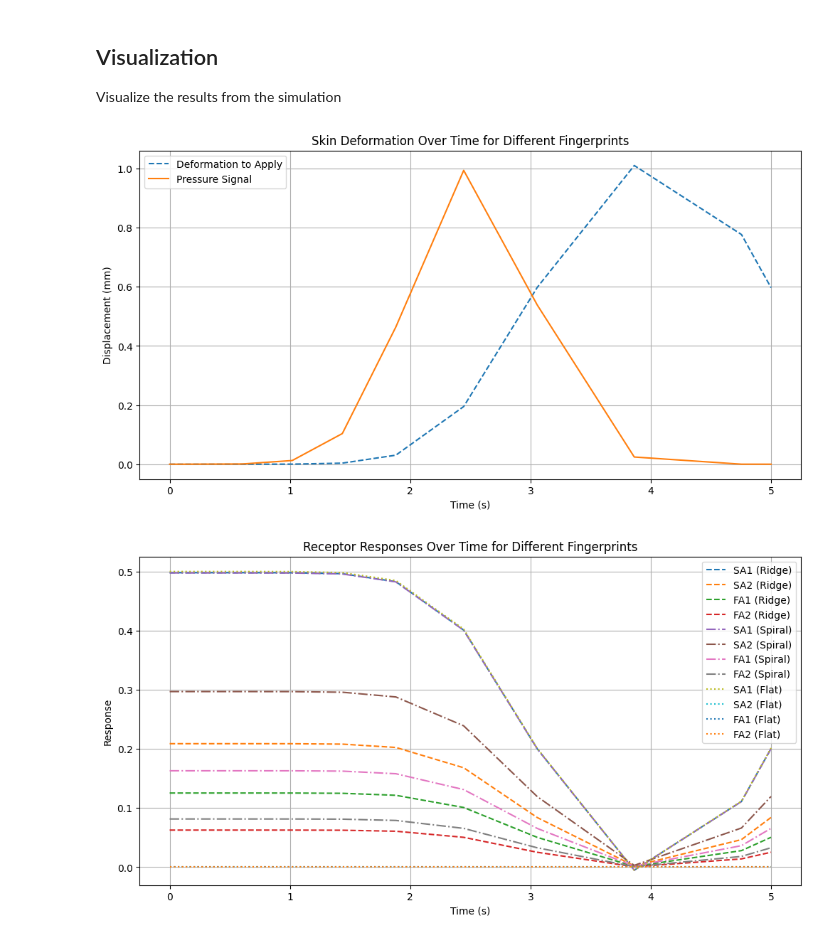
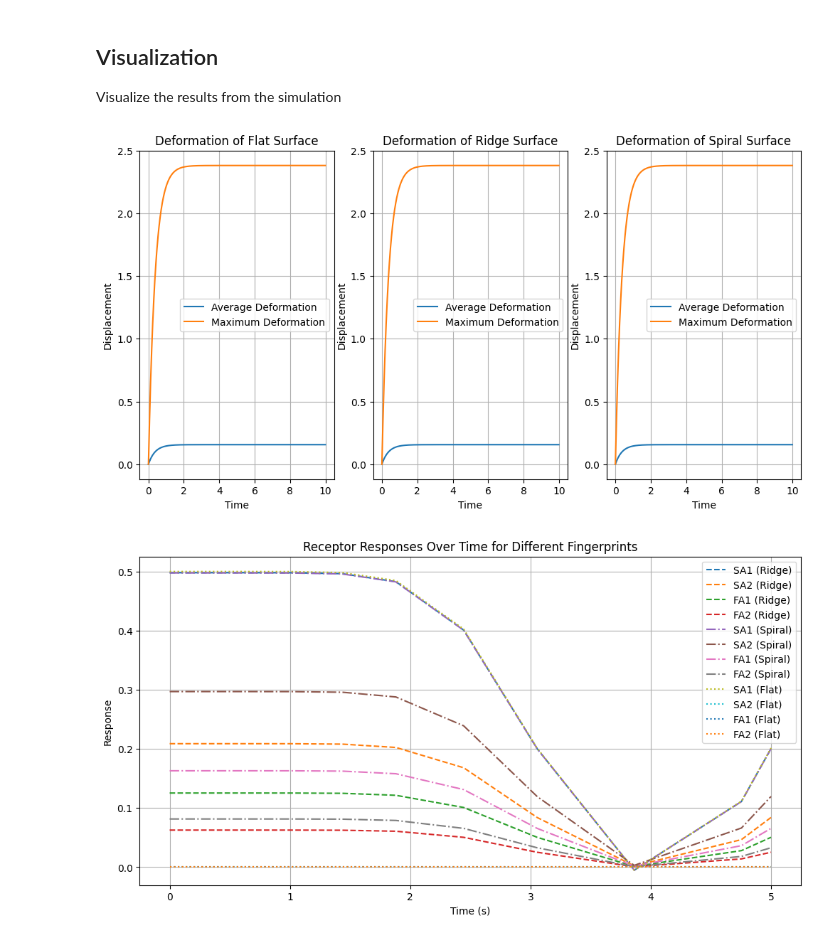
Before and after one commit to CydiaBoss/skin-ridge-model, a Jupyter notebook: sim.ipynb, the cells around one changed output. Cells and saved outputs as stored; diff of their text form; code cells hidden in the pictures.

```diff
--- a/sim.ipynb
+++ b/sim.ipynb
@@ -175,0 +222,8 @@ fa2_out_flat = fa2_response(flat_mesh, deformation_mesh)
+# %%
+# Generate Pressure Signal
+pressure_map = create_pressure_map(shape=(nx, ny), pattern_type="circular")
+# %%
+# Solve for skin deformation using IVP for each fingerprint model
+flat_sol = compute_deformation(flat_mesh, pressure_map, time)
+ridge_sol = compute_deformation(ridge_mesh, pressure_map, time)
+spiral_sol = compute_deformation(spiral_mesh, pressure_map, time)
@@ -176,19 +246,50 @@ fa2_out_flat = fa2_response(flat_mesh, deformation_mesh)
 # %% [markdown]
 ## Visualization
 Visualize the results from the simulation
-# %%
-# Plot the deformation over time for all three models
-plt.figure(figsize=(12, 6))
-plt.plot(solver_time, deformation_mesh, '--', label="Deformation to Apply")
-plt.plot(solver_time, pressure_signal(solver_time), label="Pressure Signal")
-plt.title("Skin Deformation Over Time for Different Fingerprints")
-plt.xlabel("Time (s)")
-plt.ylabel("Displacement (mm)")
-plt.grid(True)
-plt.legend()
-plt.show()
-# %% [output]
-[figure, removed]
+# %%
+# Plot the deformation over time for all three models
+fig = plt.figure(figsize=(12, 6))
+ax1 = fig.add_subplot(131)
+ax2 = fig.add_subplot(132)
+ax3 = fig.add_subplot(133)
+
+# Calculate all maxes and avgs
+flat_avg = [flat_sol["eps"][:, :, i].mean() for i in range(len(time))]
+flat_max = [flat_sol["eps"][:, :, i].max() for i in range(len(time))]
+
+ridge_avg = [ridge_sol["eps"][:, :, i].mean() for i in range(len(time))]
+ridge_max = [ridge_sol["eps"][:, :, i].max() for i in range(len(time))]
+
+spiral_avg = [spiral_sol["eps"][:, :, i].mean() for i in range(len(time))]
+spiral_max = [spiral_sol["eps"][:, :, i].max() for i in range(len(time))]
+
+ax1.plot(time, flat_avg, label="Average Deformation")
+ax1.plot(time, flat_max, label="Maximum Deformation")
+ax1.set_title("Deformation of Flat Surface")
+ax1.set_xlabel("Time")
+ax1.set_ylabel("Displacement")
+ax1.grid(True)
+ax1.legend()
+
+ax2.plot(time, ridge_avg, label="Average Deformation")
+ax2.plot(time, ridge_max, label="Maximum Deformation")
+ax2.set_title("Deformation of Ridge Surface")
+ax2.set_xlabel("Time")
+ax2.set_ylabel("Displacement")
+ax2.grid(True)
+ax2.legend()
+
+ax3.plot(time, spiral_avg, label="Average Deformation")
+ax3.plot(time, spiral_max, label="Maximum Deformation")
+ax3.set_title("Deformation of Spiral Surface")
+ax3.set_xlabel("Time")
+ax3.set_ylabel("Displacement")
+ax3.grid(True)
+ax3.legend()
+
+plt.show()
+# %% [output]
+[figure, added]
 # %%
 # Plot receptor responses for all three models
 plt.figure(figsize=(12, 6))
```
Also changed, not shown: parts of 17 cells of this notebook.
